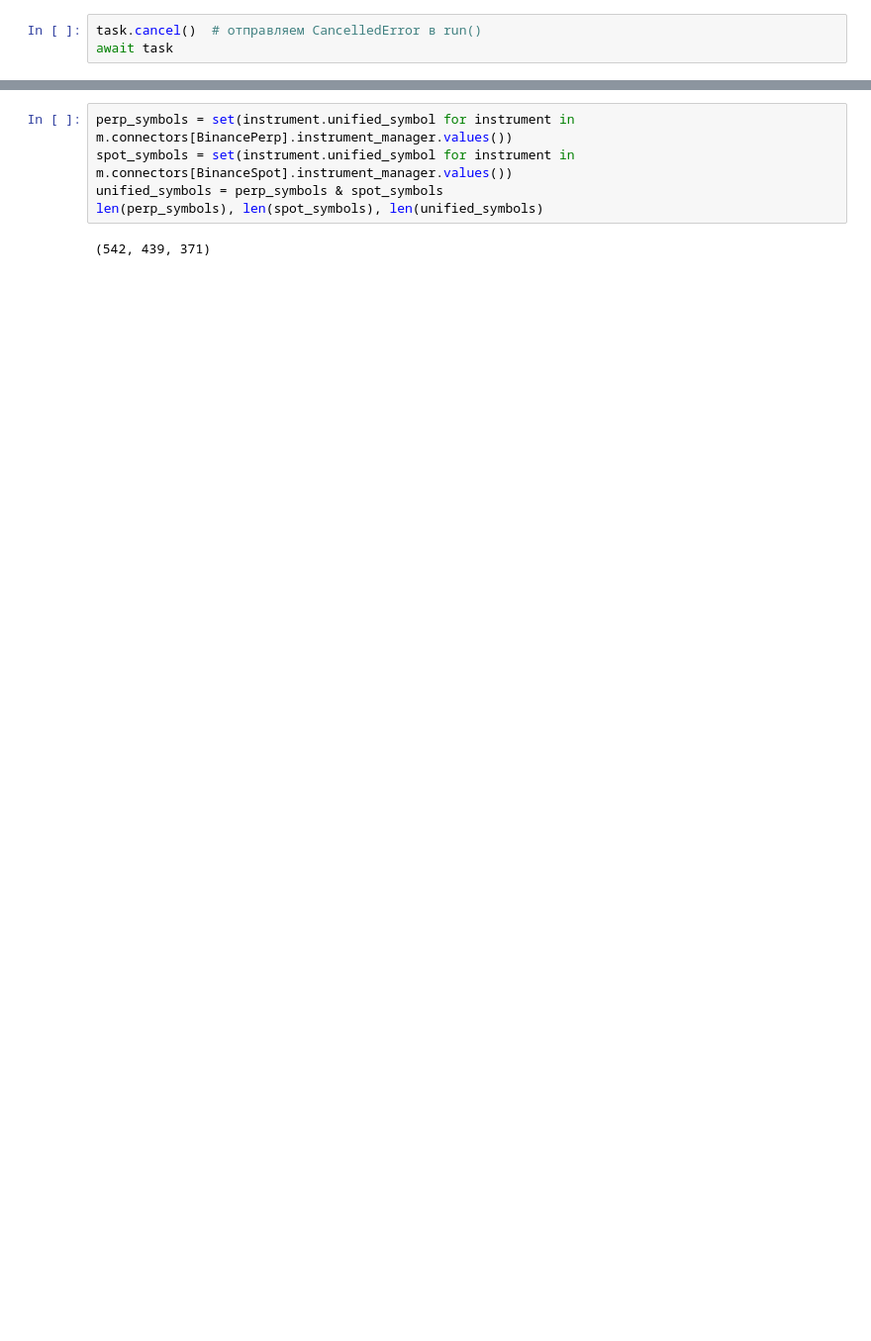
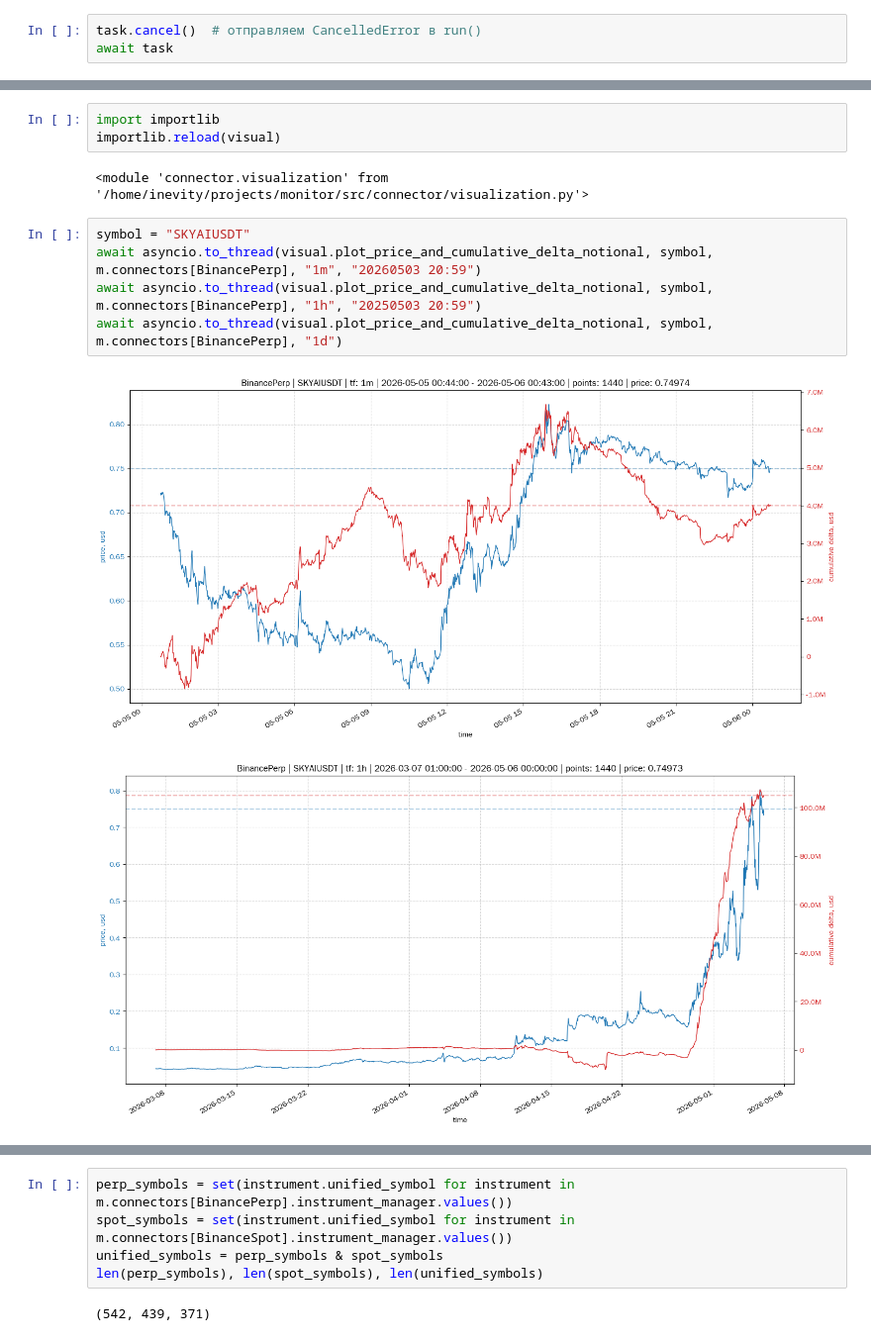
Before and after one commit to stockoperator/monitor, a Jupyter notebook: src/monitor.ipynb, the cells around one changed output, grey strips where cells are left out. Shown at 99% size. Drawn from its saved outputs; the diff is of its cells as text; blank space fills up the shorter version.

```diff
--- a/src/monitor.ipynb
+++ b/src/monitor.ipynb
@@ -21,0 +72,13 @@ await task
+# %%
+import importlib
+importlib.reload(visual)
+# %% [output]
+<module 'connector.visualization' from '/home/inevity/projects/monitor/src/connector/visualization.py'>
+# %%
+symbol = "SKYAIUSDT"
+await asyncio.to_thread(visual.plot_price_and_cumulative_delta_notional, symbol, m.connectors[BinancePerp], "1m", "20260503 20:59")
+await asyncio.to_thread(visual.plot_price_and_cumulative_delta_notional, symbol, m.connectors[BinancePerp], "1h", "20250503 20:59")
+await asyncio.to_thread(visual.plot_price_and_cumulative_delta_notional, symbol, m.connectors[BinancePerp], "1d")
+# %% [output]
+[figure, added]
+[figure, added]
```
Also changed, not shown: parts of 32 cells of this notebook, 19 other files.
